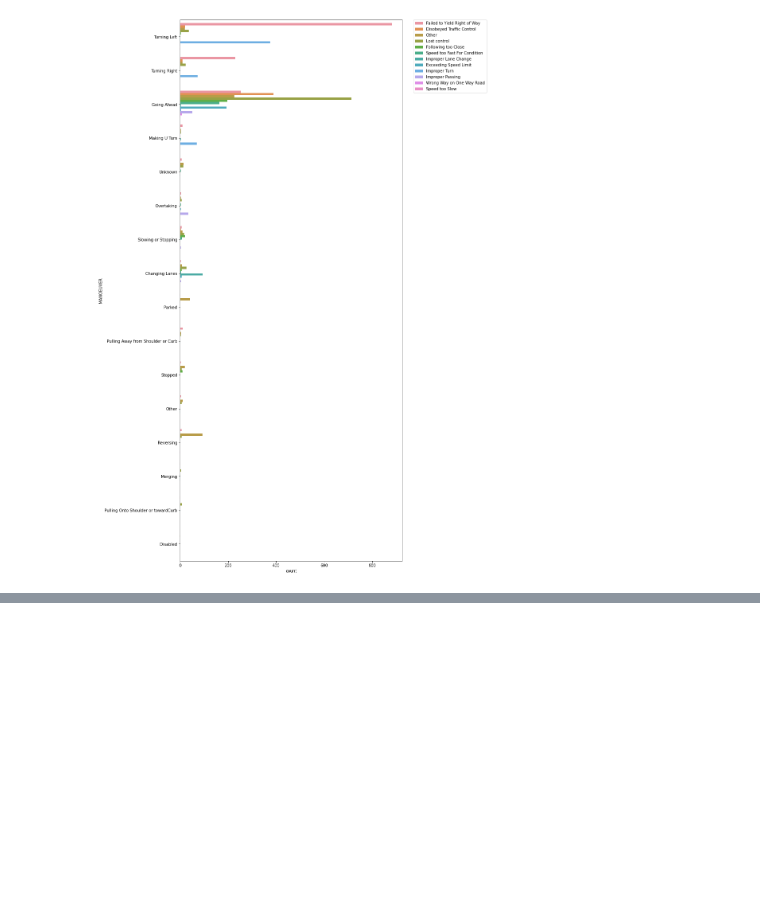
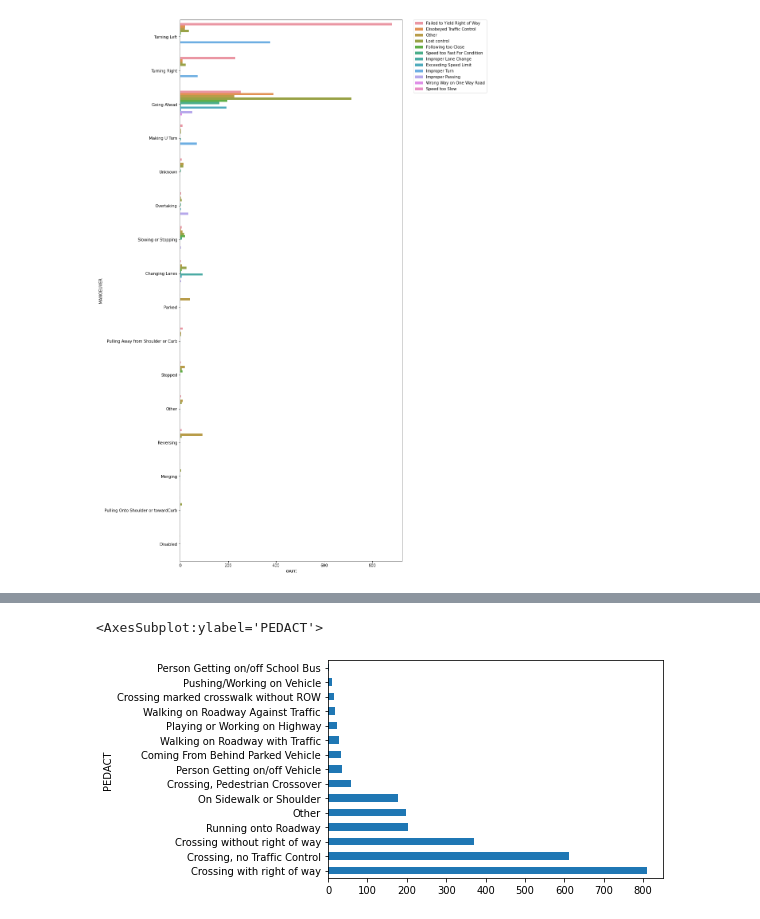
Before and after one commit to Vincent-Kwan/Safe-Roads-Competition, a Jupyter notebook: Behaviour_analysis.ipynb, the cells around one changed output, grey strips where cells are left out. Cells and saved outputs as stored; diff of their text form; code cells hidden in the pictures; blank space fills up the shorter version.

```diff
--- a/Behaviour_analysis.ipynb
+++ b/Behaviour_analysis.ipynb
@@ -114,0 +136,5 @@ plt.legend(bbox_to_anchor=(1.05, 1), loc=2, borderaxespad=0.)
+# %%
+ksi_df[ksi_df['PEDACT'] != '<Null>'].groupby('PEDACT')['ACCNUM'].nunique().sort_values(ascending = False).plot(kind = 'barh')
+# %% [output]
+<AxesSubplot:ylabel='PEDACT'>
+[figure, added]
```
Also changed, not shown: parts of 9 cells of this notebook, 1 other file.
